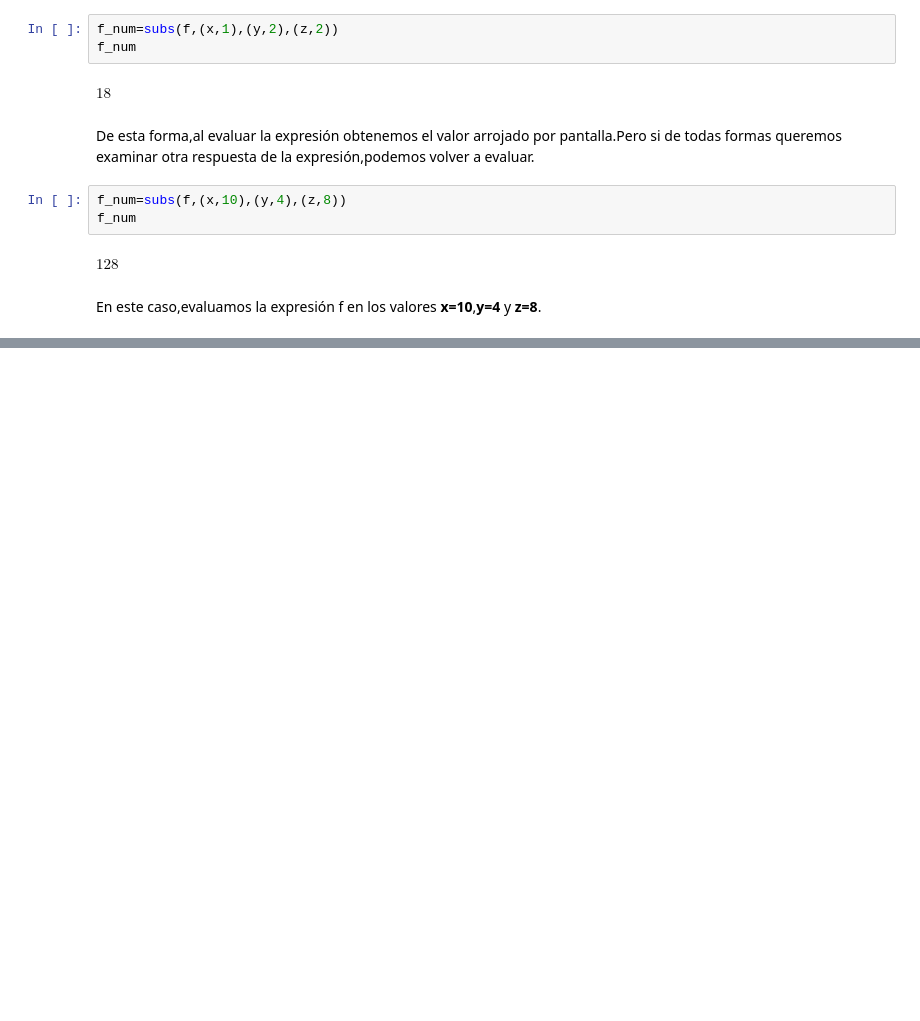
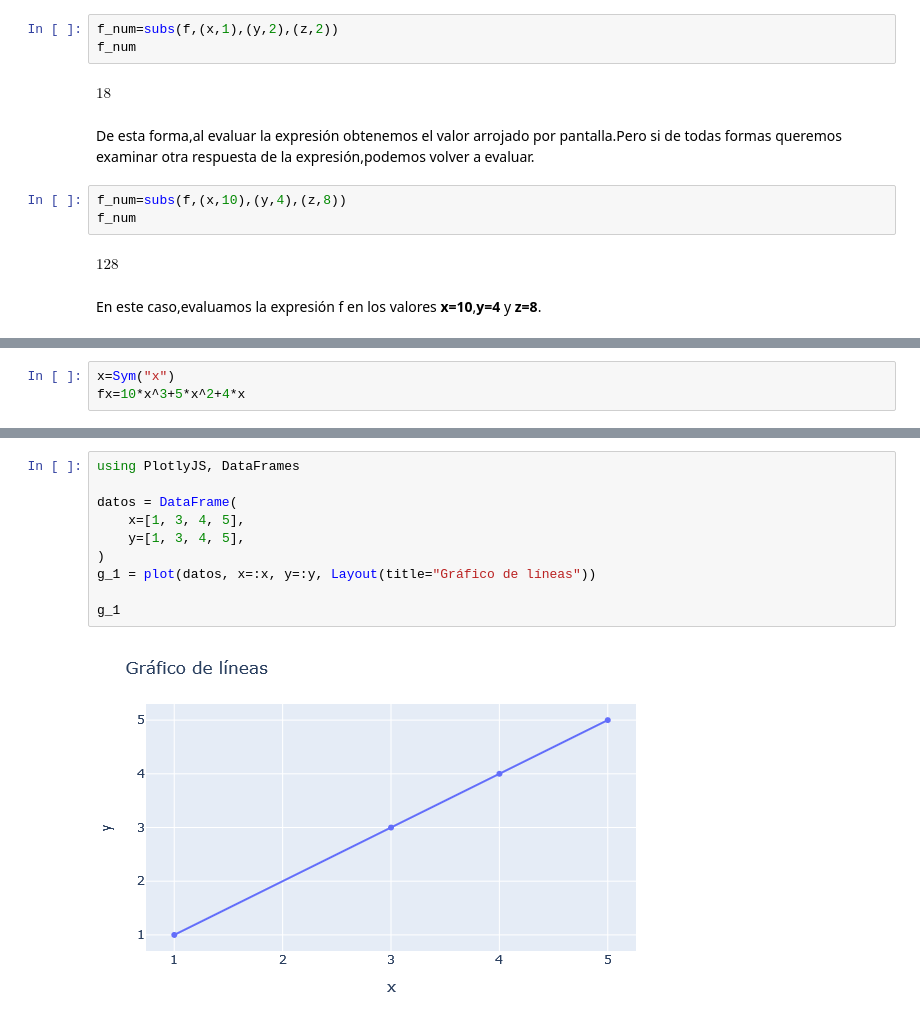
Before and after one commit to jfvenegasg/curso_julia, a Jupyter notebook: Curso Introductoria Julia para DS.ipynb, the cells around one changed output, grey strips where cells are left out. Saved outputs shown, nothing was run; the diff lists cells and outputs as text; blank space fills up the shorter version.

Commit message:
Se actualiza subsección de graficos plotly.

```diff
--- a/Curso Introductoria Julia para DS.ipynb
+++ b/Curso Introductoria Julia para DS.ipynb
@@ -495,0 +502,3 @@ En este caso,evaluamos la expresión f en los valores **x=10**,**y=4** y **z=8**
+# %%
+x=Sym("x")
+fx=10*x^3+5*x^2+4*x
@@ -495,0 +548,12 @@ En este caso,evaluamos la expresión f en los valores **x=10**,**y=4** y **z=8**
+# %%
+using PlotlyJS, DataFrames
+
+datos = DataFrame(
+    x=[1, 3, 4, 5],
+    y=[1, 3, 4, 5],
+)
+g_1 = plot(datos, x=:x, y=:y, Layout(title="Gráfico de líneas"))
+
+g_1
+# %% [output]
+[figure, added]
```
Also changed, not shown: parts of 16 cells of this notebook, 1 other file.
